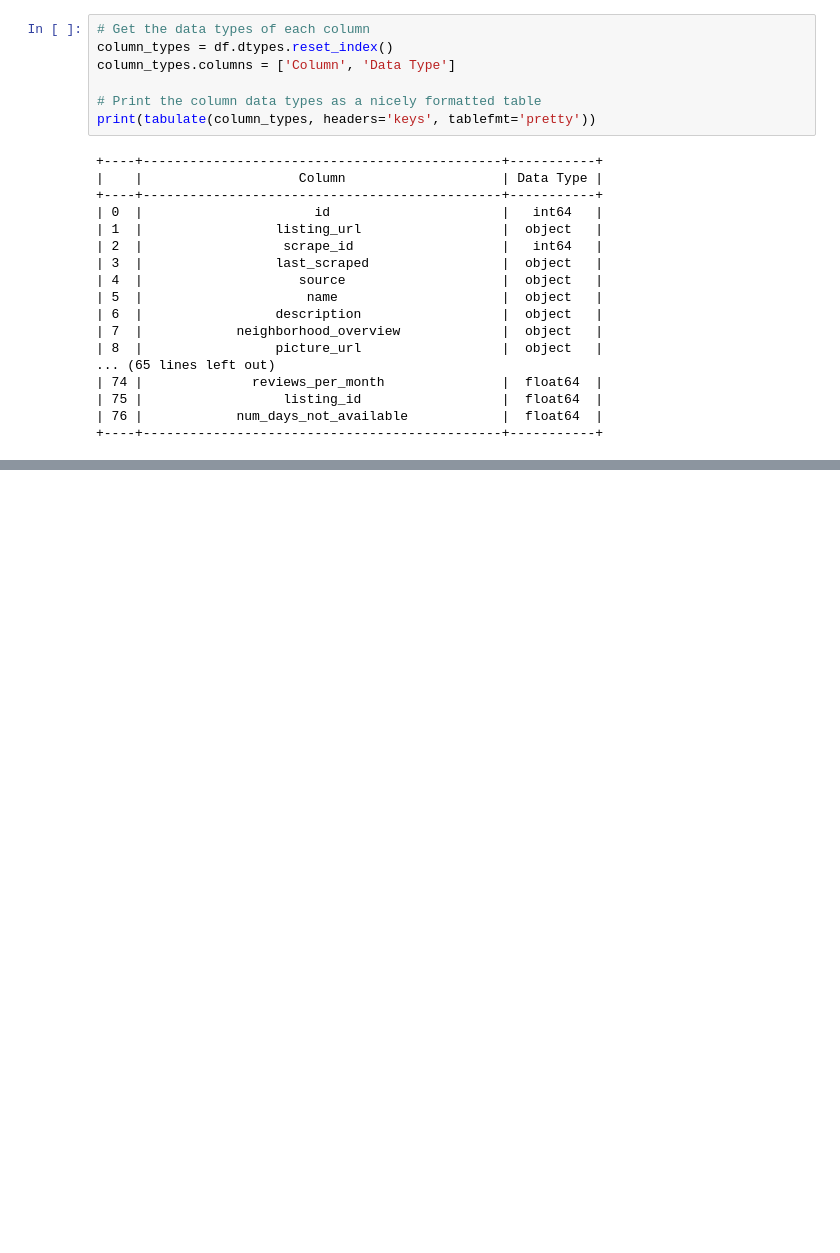
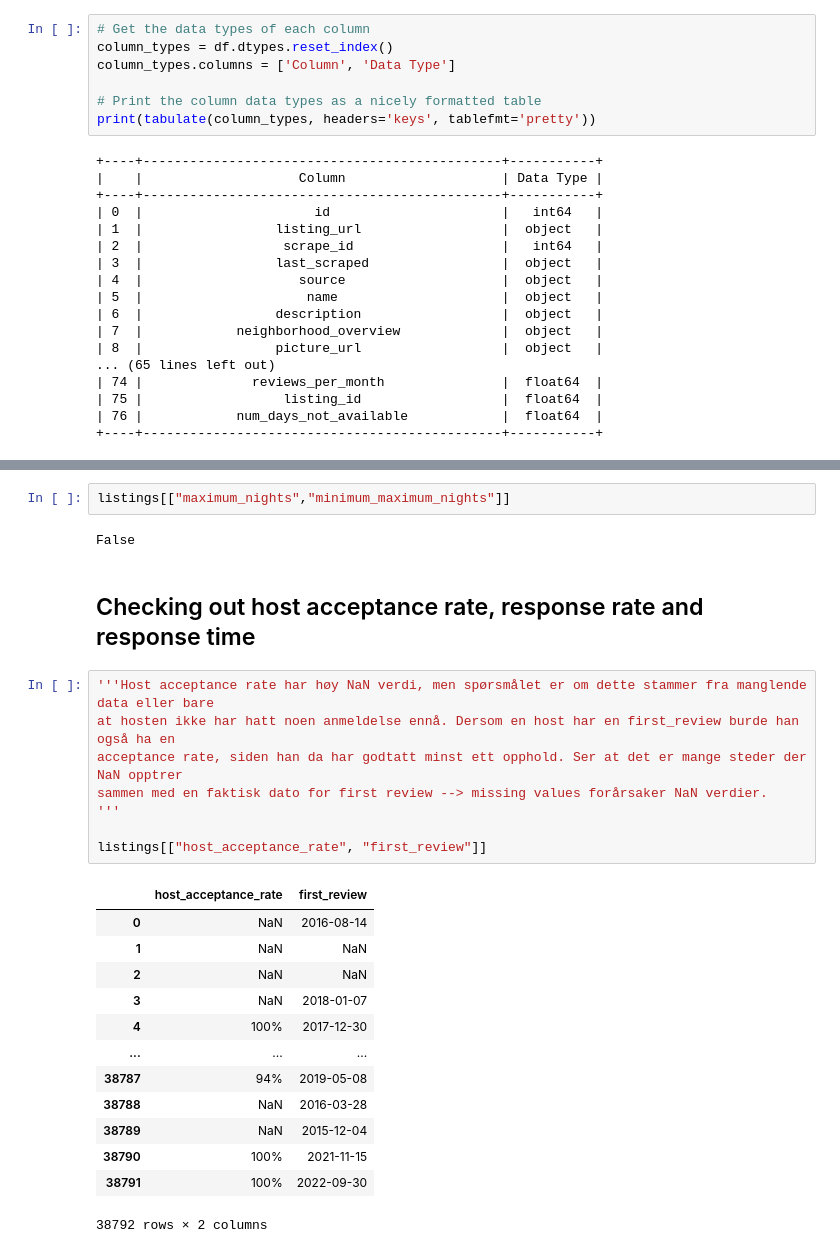
Before and after one commit to heidiwiest/tdt4259-main, a Jupyter notebook: clean_data.ipynb, the cells around one changed output, grey strips where cells are left out. Drawn from its saved outputs; the diff is of its cells as text; blank space fills up the shorter version.

```diff
--- a/clean_data.ipynb
+++ b/clean_data.ipynb
@@ -219,0 +304,28 @@ print(tabulate(column_types, headers='keys', tablefmt='pretty'))
+# %%
+listings[["maximum_nights","minimum_maximum_nights"]]
+# %% [output]
+False
+# %% [markdown]
+## Checking out host acceptance rate, response rate and response time
+# %%
+'''Host acceptance rate har høy NaN verdi, men spørsmålet er om dette stammer fra manglende data eller bare
+at hosten ikke har hatt noen anmeldelse ennå. Dersom en host har en first_review burde han også ha en
+acceptance rate, siden han da har godtatt minst ett opphold. Ser at det er mange steder der NaN opptrer
+sammen med en faktisk dato for first review --> missing values forårsaker NaN verdier.
+'''
+
+listings[["host_acceptance_rate", "first_review"]]
+# %% [output]
+|  | host_acceptance_rate | first_review |
+| 0 | NaN | 2016-08-14 |
+| 1 | NaN | NaN |
+| 2 | NaN | NaN |
+| 3 | NaN | 2018-01-07 |
+| 4 | 100% | 2017-12-30 |
+| ... | ... | ... |
+| 38787 | 94% | 2019-05-08 |
+| 38788 | NaN | 2016-03-28 |
+| 38789 | NaN | 2015-12-04 |
+| 38790 | 100% | 2021-11-15 |
+| 38791 | 100% | 2022-09-30 |
+38792 rows × 2 columns
```
Also changed, not shown: parts of 19 cells of this notebook, 1 other file.
